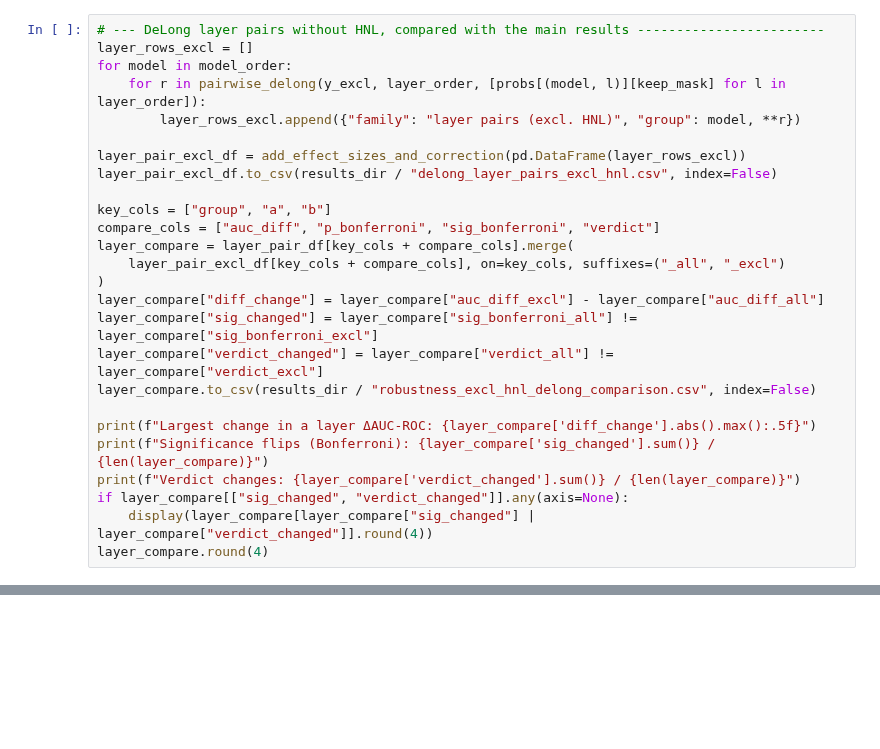
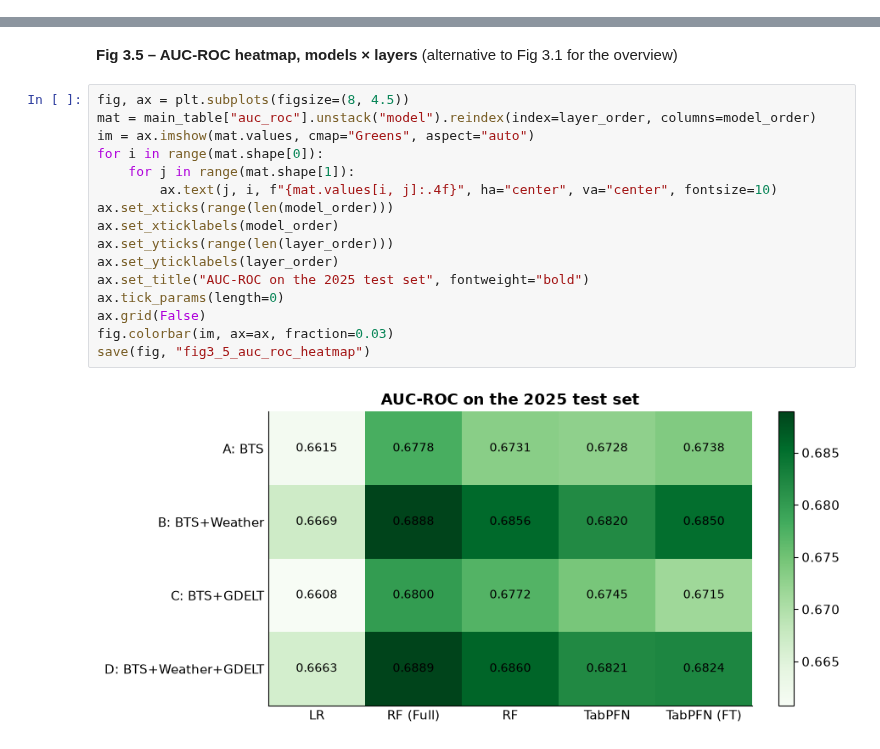
Before and after one commit to aniaand/BachelorThesisAirlineDelayPrediction, a Jupyter notebook: notebooks/results.ipynb, the cells around one changed output, grey strips where cells are left out. Drawn from its saved outputs; the diff is of its cells as text; blank space fills up the shorter version.

```diff
--- a/notebooks/results.ipynb
+++ b/notebooks/results.ipynb
@@ -687,26 +0,0 @@ hnl_auc_df.round(4)
-# %%
-# --- DeLong layer pairs without HNL, compared with the main results ------------------------
-layer_rows_excl = []
-for model in model_order:
-    for r in pairwise_delong(y_excl, layer_order, [probs[(model, l)][keep_mask] for l in layer_order]):
-        layer_rows_excl.append({"family": "layer pairs (excl. HNL)", "group": model, **r})
-
-layer_pair_excl_df = add_effect_sizes_and_correction(pd.DataFrame(layer_rows_excl))
-layer_pair_excl_df.to_csv(results_dir / "delong_layer_pairs_excl_hnl.csv", index=False)
-
-key_cols = ["group", "a", "b"]
-compare_cols = ["auc_diff", "p_bonferroni", "sig_bonferroni", "verdict"]
-layer_compare = layer_pair_df[key_cols + compare_cols].merge(
-    layer_pair_excl_df[key_cols + compare_cols], on=key_cols, suffixes=("_all", "_excl")
-)
-layer_compare["diff_change"] = layer_compare["auc_diff_excl"] - layer_compare["auc_diff_all"]
-layer_compare["sig_changed"] = layer_compare["sig_bonferroni_all"] != layer_compare["sig_bonferroni_excl"]
-layer_compare["verdict_changed"] = layer_compare["verdict_all"] != layer_compare["verdict_excl"]
-layer_compare.to_csv(results_dir / "robustness_excl_hnl_delong_comparison.csv", index=False)
-
-print(f"Largest change in a layer ΔAUC-ROC: {layer_compare['diff_change'].abs().max():.5f}")
-print(f"Significance flips (Bonferroni): {layer_compare['sig_changed'].sum()} / {len(layer_compare)}")
-print(f"Verdict changes: {layer_compare['verdict_changed'].sum()} / {len(layer_compare)}")
-if layer_compare[["sig_changed", "verdict_changed"]].any(axis=None):
-    display(layer_compare[layer_compare["sig_changed"] | layer_compare["verdict_changed"]].round(4))
-layer_compare.round(4)
@@ -841,0 +988,20 @@ Saved /Users/aniaandruszkiewicz/FS/Thesis/data/final/modeling_results/robustness
+# %% [markdown]
+**Fig 3.5 – AUC-ROC heatmap, models × layers** (alternative to Fig 3.1 for the overview)
+# %%
+fig, ax = plt.subplots(figsize=(8, 4.5))
+mat = main_table["auc_roc"].unstack("model").reindex(index=layer_order, columns=model_order)
+im = ax.imshow(mat.values, cmap="Greens", aspect="auto")
+for i in range(mat.shape[0]):
+    for j in range(mat.shape[1]):
+        ax.text(j, i, f"{mat.values[i, j]:.4f}", ha="center", va="center", fontsize=10)
+ax.set_xticks(range(len(model_order)))
+ax.set_xticklabels(model_order)
+ax.set_yticks(range(len(layer_order)))
+ax.set_yticklabels(layer_order)
+ax.set_title("AUC-ROC on the 2025 test set", fontweight="bold")
+ax.tick_params(length=0)
+ax.grid(False)
+fig.colorbar(im, ax=ax, fraction=0.03)
+save(fig, "fig3_5_auc_roc_heatmap")
+# %% [output]
+[figure, added]
```
Also changed, not shown: parts of 123 cells of this notebook, 2 other files.
